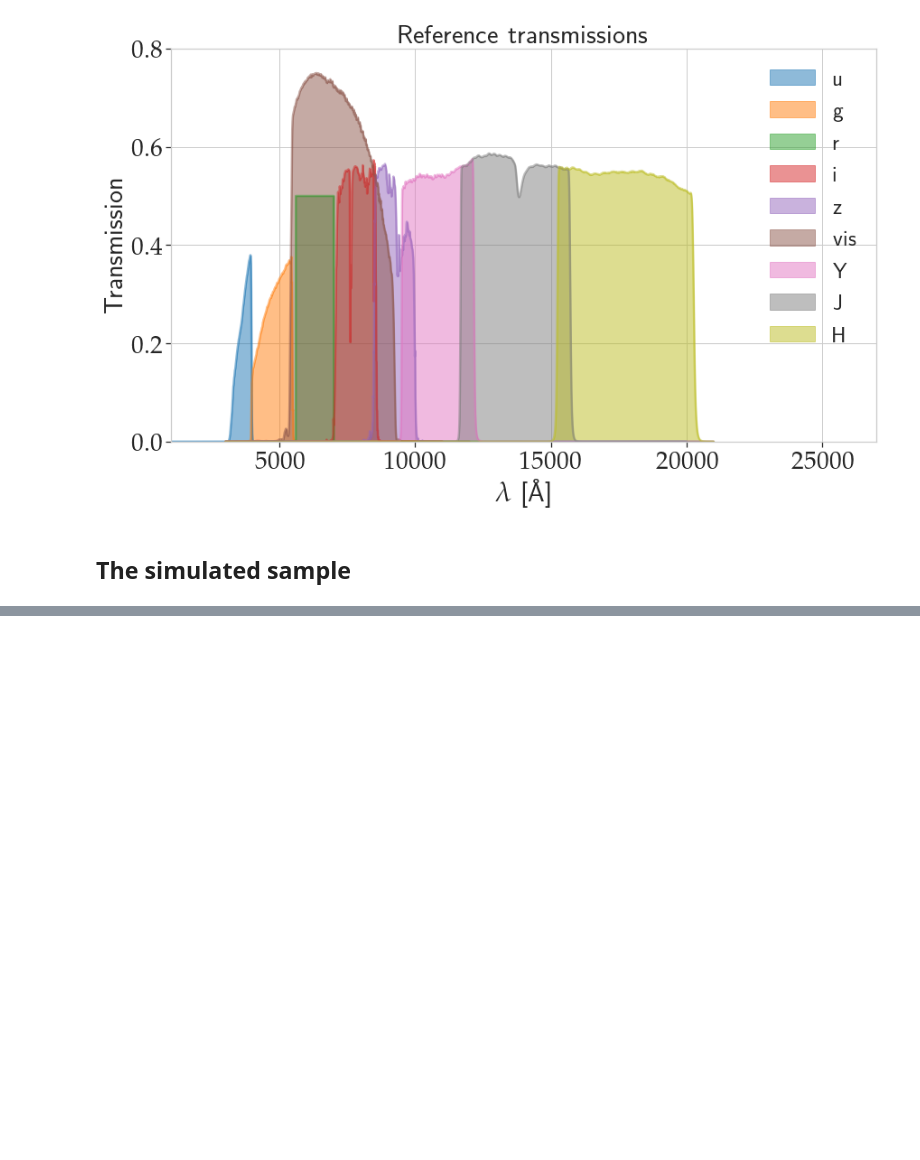
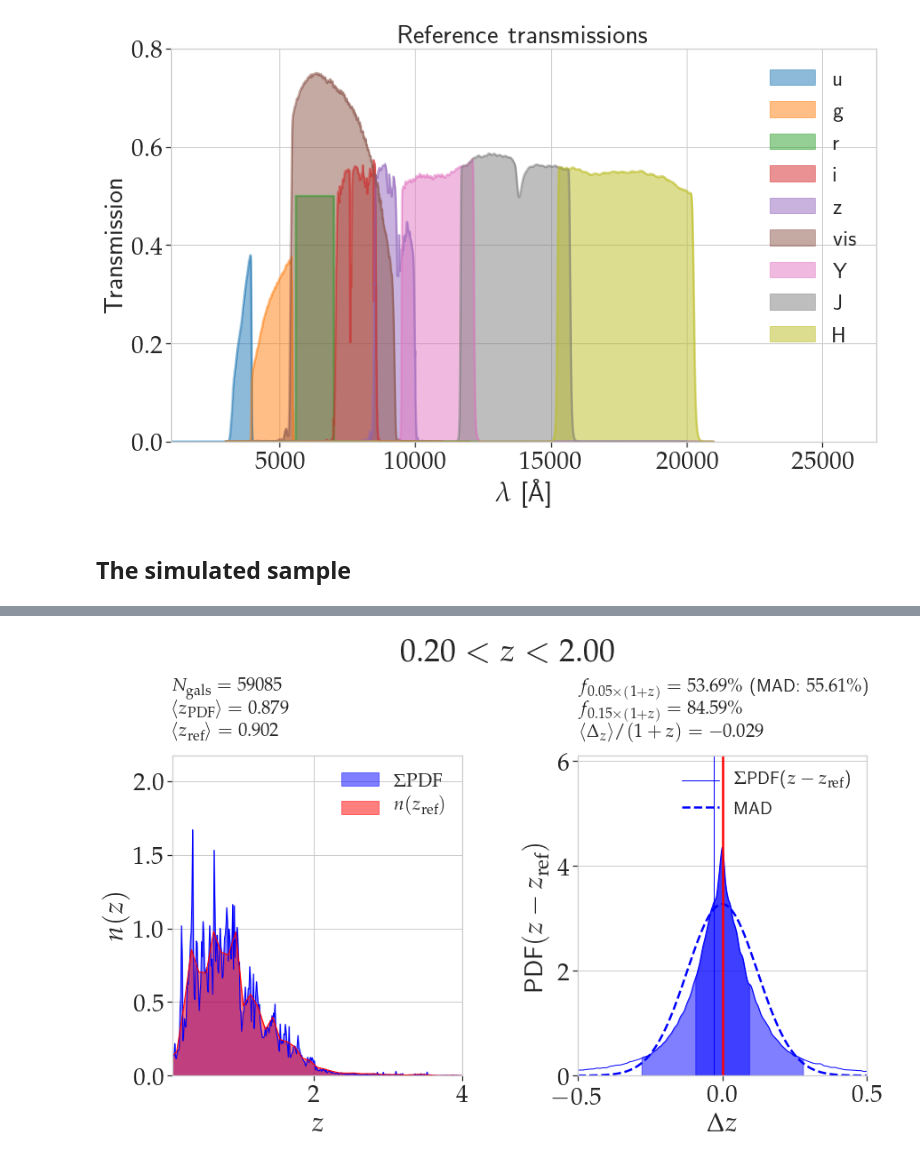
Before and after one commit to jcoupon/euclid_var_trans, a Jupyter notebook: scripts/part_2_simulations.ipynb, the cells around one changed output, grey strips where cells are left out. Saved outputs shown, nothing was run; the diff lists cells and outputs as text; code cells hidden in the pictures; blank space fills up the shorter version.

```diff
--- a/scripts/part_2_simulations.ipynb
+++ b/scripts/part_2_simulations.ipynb
@@ -158,0 +730,10 @@ with open(CURRENTDIR+'/filters/filterListAll.ascii', 'w') as file_out:
+# %%
+# reload(photoz_metrics)
+
+# plot PDF stats
+photoz_metrics.plot_PDF(
+        data_fix['z_ref'], data_fix['z'], data_fix['PDF'],
+        data_fix['PDF_bins'], z_bins=[0.2,2.0],
+        file_output='../plots/PDF_metric.pdf')
+# %% [output]
+[figure, added]
```
Also changed, not shown: parts of 24 cells of this notebook, 21 other files.
